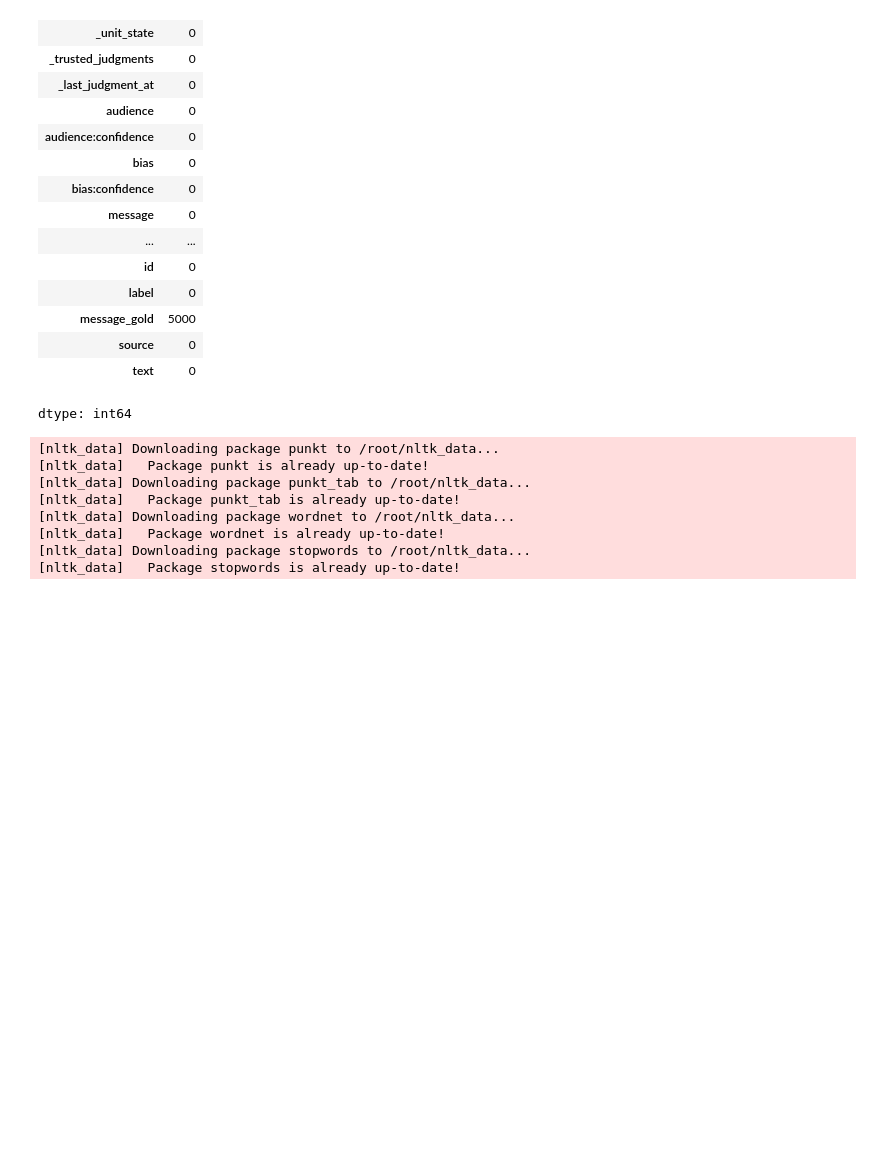
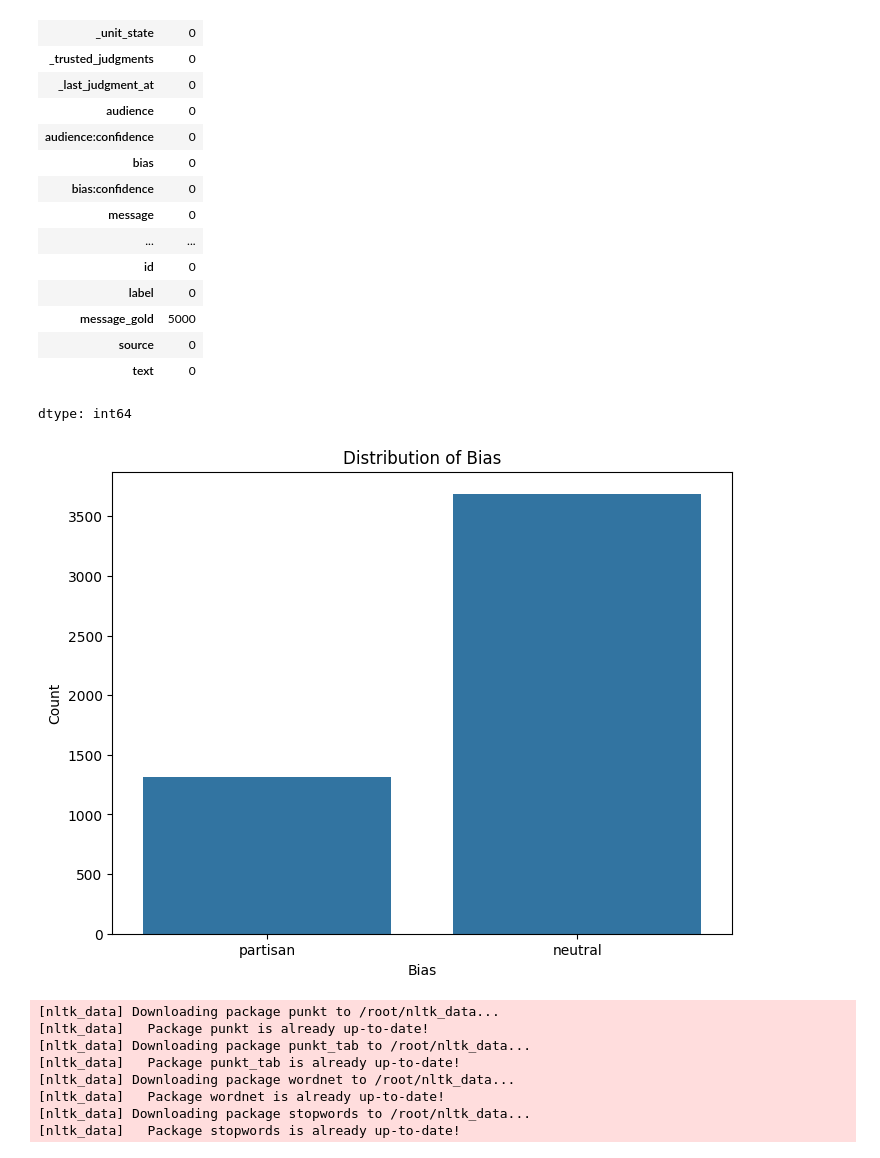
Before and after one commit to nirmit10000/Social_Media_Political_Bias_Detection_, a Jupyter notebook: TF_IDF_&_Truncated_TF_IDF.ipynb, the cells around one changed output. Cells and saved outputs as stored; diff of their text form; code cells hidden in the pictures; blank space fills up the shorter version.

```diff
--- a/TF_IDF_&_Truncated_TF_IDF.ipynb
+++ b/TF_IDF_&_Truncated_TF_IDF.ipynb
@@ -140,6 +141,15 @@ df.isnull().sum()
 | source | 0 |
 | text | 0 |
 dtype: int64
+# %%
+plt.figure(figsize=(8, 6))
+sns.countplot(x=df['bias'])
+plt.title('Distribution of Bias')
+plt.xlabel('Bias')
+plt.ylabel('Count')
+plt.show()
+# %% [output]
+[figure, added]
 # %%
 col_to_be_dropped = ['_unit_id', '_unit_state', '_golden', 'orig__golden', 'audience_gold', 'bias_gold', 'embed', 'id', 'message_gold', 'bioid','label', '_last_judgment_at']
 #biod, label
```
Also changed, not shown: parts of 1 cell of this notebook.
